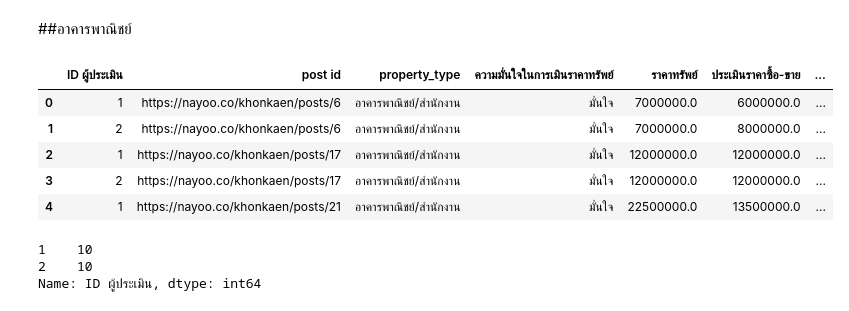
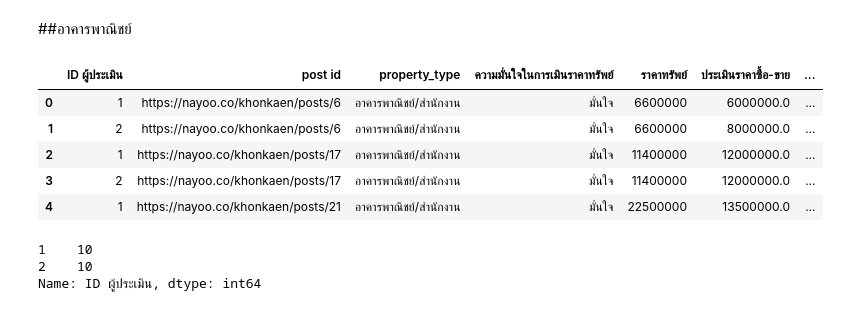
Before and after one commit to bunnybbear/bsc_dpdm22, a Jupyter notebook: [dataprep1]_property_estimator.ipynb, the cells around one changed output. Cells and saved outputs as stored; diff of their text form; code cells hidden in the pictures.

```diff
--- a/[dataprep1]_property_estimator.ipynb
+++ b/[dataprep1]_property_estimator.ipynb
@@ -310,15 +310,15 @@ dataT_P2 = open_dataT[open_dataT['ID ผู้ประเมิน']==2]
 # %% [markdown]
 ##อาคารพาณิชย์
 # %%
-open_dataS = pd.read_excel('/content/drive/MyDrive/Data Mining/คำตอบนักประเมิน.xlsx',sheet_name=4)
+open_dataS = pd.read_excel('/content/drive/MyDrive/Data Mining/คำตอบนักประเมิน update.xlsx',sheet_name=4)
 open_dataS.head()
 # %% [output]
 |  | ID ผู้ประเมิน | post id | property_type | ความมั่นใจในการเมินราคาทรัพย์ | ราคาทรัพย์ | ประเมินราคาซื้อ-ขาย | ... |
-| 0 | 1 | https://nayoo.co/khonkaen/posts/6 | อาคารพาณิชย์/สำนักงาน | มั่นใจ | 7000000.0 | 6000000.0 | ... |
-| 1 | 2 | https://nayoo.co/khonkaen/posts/6 | อาคารพาณิชย์/สำนักงาน | มั่นใจ | 7000000.0 | 8000000.0 | ... |
-| 2 | 1 | https://nayoo.co/khonkaen/posts/17 | อาคารพาณิชย์/สำนักงาน | มั่นใจ | 12000000.0 | 12000000.0 | ... |
-| 3 | 2 | https://nayoo.co/khonkaen/posts/17 | อาคารพาณิชย์/สำนักงาน | มั่นใจ | 12000000.0 | 12000000.0 | ... |
-| 4 | 1 | https://nayoo.co/khonkaen/posts/21 | อาคารพาณิชย์/สำนักงาน | มั่นใจ | 22500000.0 | 13500000.0 | ... |
+| 0 | 1 | https://nayoo.co/khonkaen/posts/6 | อาคารพาณิชย์/สำนักงาน | มั่นใจ | 6600000 | 6000000.0 | ... |
+| 1 | 2 | https://nayoo.co/khonkaen/posts/6 | อาคารพาณิชย์/สำนักงาน | มั่นใจ | 6600000 | 8000000.0 | ... |
+| 2 | 1 | https://nayoo.co/khonkaen/posts/17 | อาคารพาณิชย์/สำนักงาน | มั่นใจ | 11400000 | 12000000.0 | ... |
+| 3 | 2 | https://nayoo.co/khonkaen/posts/17 | อาคารพาณิชย์/สำนักงาน | มั่นใจ | 11400000 | 12000000.0 | ... |
+| 4 | 1 | https://nayoo.co/khonkaen/posts/21 | อาคารพาณิชย์/สำนักงาน | มั่นใจ | 22500000 | 13500000.0 | ... |
 # %%
 open_dataS['ID ผู้ประเมิน'].value_counts()
 # %% [output]
```
Also changed, not shown: parts of 12 cells of this notebook.
